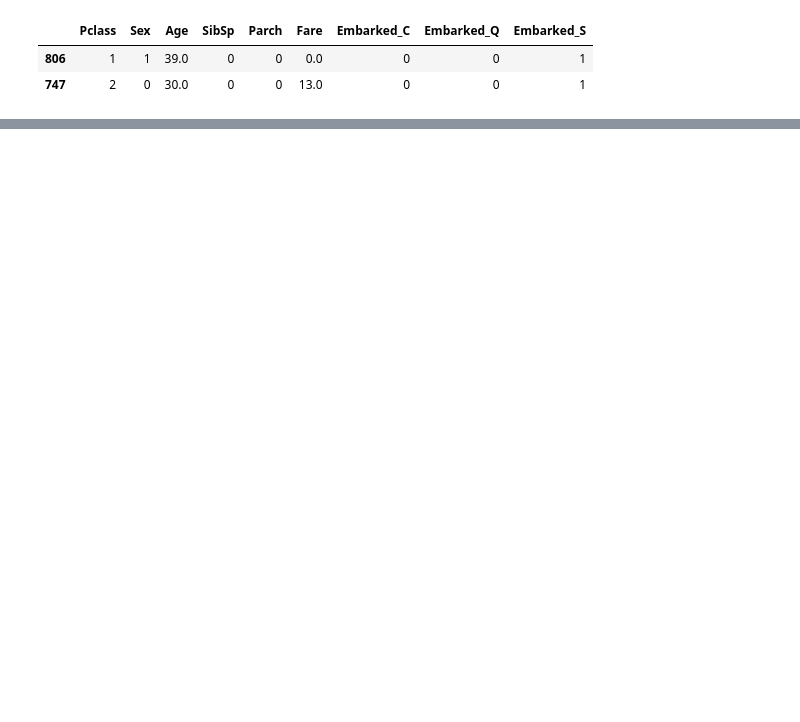
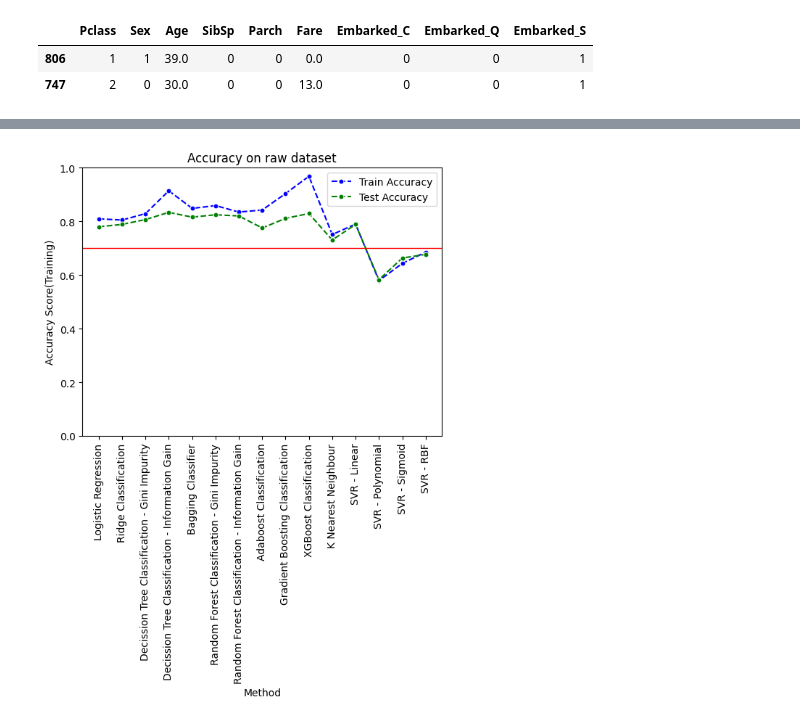
Before and after one commit to younusmohamed77/06_Titanic_Competition, a Jupyter notebook: 06_Titanic Survival Prediction Competition.ipynb, the cells around one changed output, grey strips where cells are left out. Drawn from its saved outputs; the diff is of its cells as text; code cells hidden in the pictures; blank space fills up the shorter version.

```diff
--- a/01_Titanic Survival Prediction Competition.ipynb
+++ b/06_Titanic Survival Prediction Competition.ipynb
@@ -818,0 +793,36 @@ Test accuracy : 0.7892376681614349
+# %%
+# Function for checking the best model out of the tested models for correlation treated dataset
+
+def check_scores(train_accuracy_list, test_accuracy_list, data):
+    models_list = ['Logistic Regression', 'Ridge Classification', "Decission Tree Classification - Gini Impurity",
+                   "Decission Tree Classification - Information Gain", "Bagging Classifier", 'Random Forest Classification - Gini Impurity',
+                   'Random Forest Classification - Information Gain', "Adaboost Classification", 'Gradient Boosting Classification',
+                   'XGBoost Classification', 'K Nearest Neighbour', 'SVR - Linear', 'SVR - Polynomial', 'SVR - Sigmoid',
+                   'SVR - RBF']
+
+    accuracy = pd.DataFrame({'Method' : models_list, 'Accuracy Score(Training)' : train_accuracy_list,
+                             'Accuracy Score(Testing)' : test_accuracy_list})
+
+    sns.lineplot(x = 'Method', y = 'Accuracy Score(Training)', data = accuracy, label = 'Train Accuracy', color = 'blue', linestyle = 'dashed', marker = 'o', markersize = 5, markerfacecolor = 'blue')
+    sns.lineplot(x = 'Method', y = 'Accuracy Score(Testing)', data = accuracy, label = 'Test Accuracy', color = 'green', linestyle = 'dashed', marker = 'o', markersize = 5, markerfacecolor = 'green')
+    plt.xticks(rotation = 90)
+    plt.title("Accuracy on %s dataset" % data)
+    plt.ylim(0.0, 1.0)
+    plt.axhline(y = 0.7, linewidth = 1, color = 'red')
+    plt.show()
+# %%
+raw_train_accuracy_list = [logit_train_raw_accuracy, ridge_train_raw_accuracy, dtg_train_raw_accuracy,
+                           dtga_train_raw_accuracy, bagging_train_raw_accuracy, rfg_train_raw_accuracy,
+                           rfga_train_raw_accuracy, adbst_train_raw_accuracy, gdbst_train_raw_accuracy,
+                           xgdbst_train_raw_accuracy, knn_train_raw_accuracy, svml_train_raw_accuracy,
+                           svmg_train_raw_accuracy, svmp_train_raw_accuracy, svmr_train_raw_accuracy]
+
+raw_test_accuracy_list = [logit_test_raw_accuracy, ridge_test_raw_accuarcy, dtg_test_raw_accuracy,
+                          dtga_test_raw_accuracy, bagging_test_raw_accuracy, rfg_test_raw_accuracy,
+                          rfga_test_raw_accuracy, adbst_test_raw_accuracy, gdbst_test_raw_accuracy,
+                          xgdbst_test_raw_accuracy, knn_test_raw_accuracy, svml_test_raw_accuracy,
+                          svmg_test_raw_accuracy, svmp_test_raw_accuracy, svmr_test_raw_accuracy]
+
+check_scores(raw_train_accuracy_list, raw_test_accuracy_list, 'raw')
+# %% [output]
+[figure, added]
```
Also changed, not shown: parts of 69 cells of this notebook, 1 other file.
